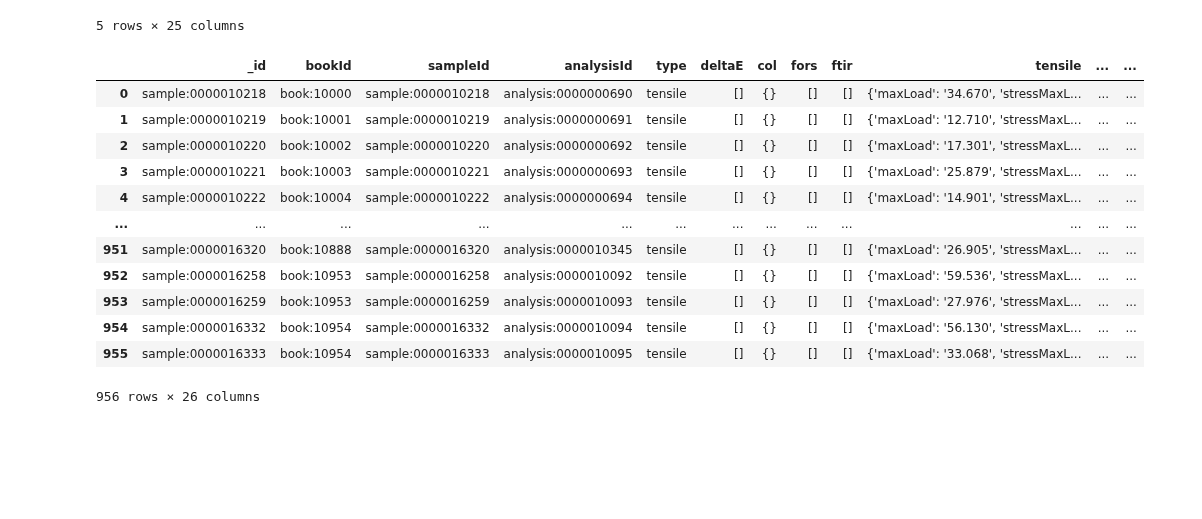
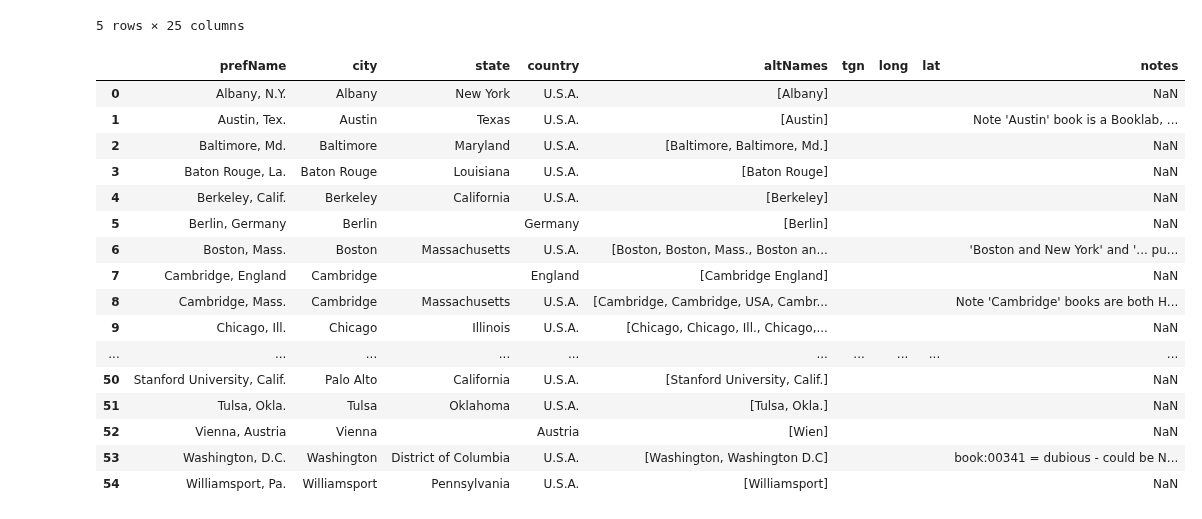
Before and after one commit to hujingc/umsi_loc_anc, a Jupyter notebook: location maxLoad.ipynb, the cells around one changed output. Cells and saved outputs as stored; diff of their text form; code cells hidden in the pictures; blank space fills up the shorter version.

```diff
--- a/location maxLoad.ipynb
+++ b/location maxLoad.ipynb
@@ -604,52 +604,49 @@ test=[{
   "prefName": "Washington, D.C.",
   "city": "Washington",
   "state": "District of Columbia",
   "country": "U.S.A.",
   "altNames": ["Washington", "Washington D.C"],
   "tgn": "",
   "long": "",
   "lat": "",
     "notes":"book:00341 = dubious - could be NY and the publisher is 'Washington', see one of the records on WorldCat:https://www.worldcat.org/title/mexicos-capacity-to-pay-a-general-analysis-of-the-present-international-economic-position-of-mexico/oclc/253455343?referer=di&ht=edition"
 },
 {
   "prefName": "Williamsport, Pa.",
   "city": "Williamsport",
   "state": "Pennsylvania",
   "country": "U.S.A.",
   "altNames": ["Williamsport"],
   "tgn": "",
   "long": "",
   "lat": "",
 },
 ]
 import pandas as pd
 import numpy as np
 df = pd.DataFrame(test)
 # df.state = df.state.apply(lambda y: np.nan if y=='' else y)
 # df.tgn = df.tgn.apply(lambda y: np.nan if y=='' else y)
 # df.long = df.long.apply(lambda y: np.nan if y=='' else y)
 # df.lat = df.lat.apply(lambda y: np.nan if y=='' else y)
 # df = df.dropna(axis=1, how='all')
-multi=df[df.altNames.apply(lambda x:len(x))!=1]
-multi=multi[['prefName','altNames']]
-searcher = dict(zip(multi.prefName, multi.altNames))
-def search(x):
-    for item in searcher.items():
-        if x in item[1]:
-            return(item[0])
-merged['jin']=merged.location.apply(search)
-merged
+# multi=df[df.altNames.apply(lambda x:len(x))!=1]
+df
 # %% [output]
-|  | _id | bookId | sampleId | analysisId | type | deltaE | col | fors | ftir | tensile | ... | ... |
-| 0 | sample:0000010218 | book:10000 | sample:0000010218 | analysis:0000000690 | tensile | [] | {} | [] | [] | {'maxLoad': '34.670', 'stressMaxL... | ... | ... |
-| 1 | sample:0000010219 | book:10001 | sample:0000010219 | analysis:0000000691 | tensile | [] | {} | [] | [] | {'maxLoad': '12.710', 'stressMaxL... | ... | ... |
-| 2 | sample:0000010220 | book:10002 | sample:0000010220 | analysis:0000000692 | tensile | [] | {} | [] | [] | {'maxLoad': '17.301', 'stressMaxL... | ... | ... |
-| 3 | sample:0000010221 | book:10003 | sample:0000010221 | analysis:0000000693 | tensile | [] | {} | [] | [] | {'maxLoad': '25.879', 'stressMaxL... | ... | ... |
-| 4 | sample:0000010222 | book:10004 | sample:0000010222 | analysis:0000000694 | tensile | [] | {} | [] | [] | {'maxLoad': '14.901', 'stressMaxL... | ... | ... |
-| ... | ... | ... | ... | ... | ... | ... | ... | ... | ... | ... | ... | ... |
-| 951 | sample:0000016320 | book:10888 | sample:0000016320 | analysis:0000010345 | tensile | [] | {} | [] | [] | {'maxLoad': '26.905', 'stressMaxL... | ... | ... |
-| 952 | sample:0000016258 | book:10953 | sample:0000016258 | analysis:0000010092 | tensile | [] | {} | [] | [] | {'maxLoad': '59.536', 'stressMaxL... | ... | ... |
-| 953 | sample:0000016259 | book:10953 | sample:0000016259 | analysis:0000010093 | tensile | [] | {} | [] | [] | {'maxLoad': '27.976', 'stressMaxL... | ... | ... |
-| 954 | sample:0000016332 | book:10954 | sample:0000016332 | analysis:0000010094 | tensile | [] | {} | [] | [] | {'maxLoad': '56.130', 'stressMaxL... | ... | ... |
-| 955 | sample:0000016333 | book:10954 | sample:0000016333 | analysis:0000010095 | tensile | [] | {} | [] | [] | {'maxLoad': '33.068', 'stressMaxL... | ... | ... |
+|  | prefName | city | state | country | altNames | tgn | long | lat | notes |
+| 0 | Albany, N.Y. | Albany | New York | U.S.A. | [Albany] |  |  |  | NaN |
+| 1 | Austin, Tex. | Austin | Texas | U.S.A. | [Austin] |  |  |  | Note 'Austin' book is a Booklab, ... |
+| 2 | Baltimore, Md. | Baltimore | Maryland | U.S.A. | [Baltimore, Baltimore, Md.] |  |  |  | NaN |
+| 3 | Baton Rouge, La. | Baton Rouge | Louisiana | U.S.A. | [Baton Rouge] |  |  |  | NaN |
+| 4 | Berkeley, Calif. | Berkeley | California | U.S.A. | [Berkeley] |  |  |  | NaN |
+| 5 | Berlin, Germany | Berlin |  | Germany | [Berlin] |  |  |  | NaN |
+| 6 | Boston, Mass. | Boston | Massachusetts | U.S.A. | [Boston, Boston, Mass., Boston an... |  |  |  | 'Boston and New York' and '... pu... |
+| 7 | Cambridge, England | Cambridge |  | England | [Cambridge England] |  |  |  | NaN |
+| 8 | Cambridge, Mass. | Cambridge | Massachusetts | U.S.A. | [Cambridge, Cambridge, USA, Cambr... |  |  |  | Note 'Cambridge' books are both H... |
+| 9 | Chicago, Ill. | Chicago | Illinois | U.S.A. | [Chicago, Chicago, Ill., Chicago,... |  |  |  | NaN |
+| ... | ... | ... | ... | ... | ... | ... | ... | ... | ... |
+| 50 | Stanford University, Calif. | Palo Alto | California | U.S.A. | [Stanford University, Calif.] |  |  |  | NaN |
+| 51 | Tulsa, Okla. | Tulsa | Oklahoma | U.S.A. | [Tulsa, Okla.] |  |  |  | NaN |
+| 52 | Vienna, Austria | Vienna |  | Austria | [Wien] |  |  |  | NaN |
+| 53 | Washington, D.C. | Washington | District of Columbia | U.S.A. | [Washington, Washington D.C] |  |  |  | book:00341 = dubious - could be N... |
+| 54 | Williamsport, Pa. | Williamsport | Pennsylvania | U.S.A. | [Williamsport] |  |  |  | NaN |
-956 rows × 26 columns
```
Also changed, not shown: parts of 3 cells of this notebook.
